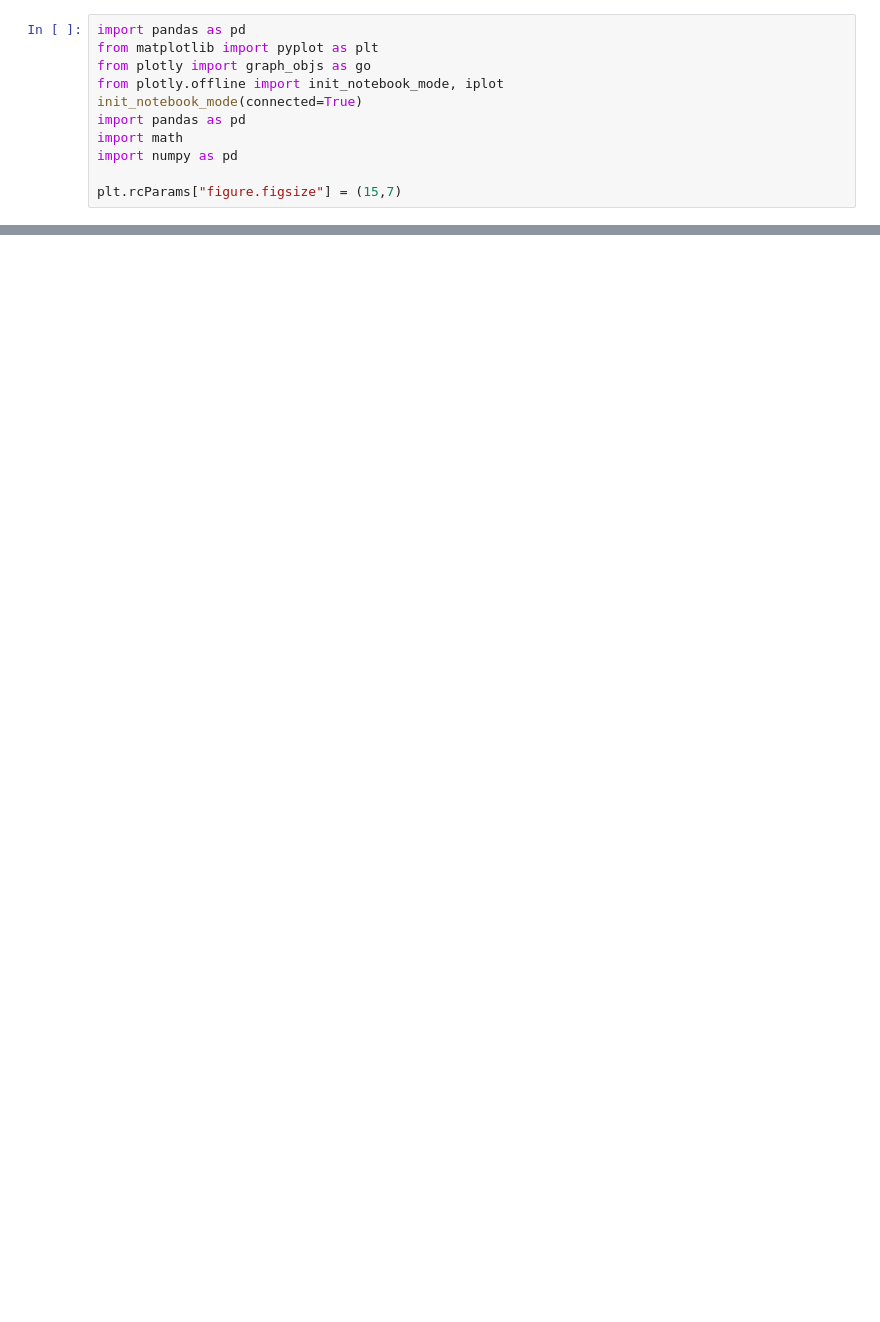
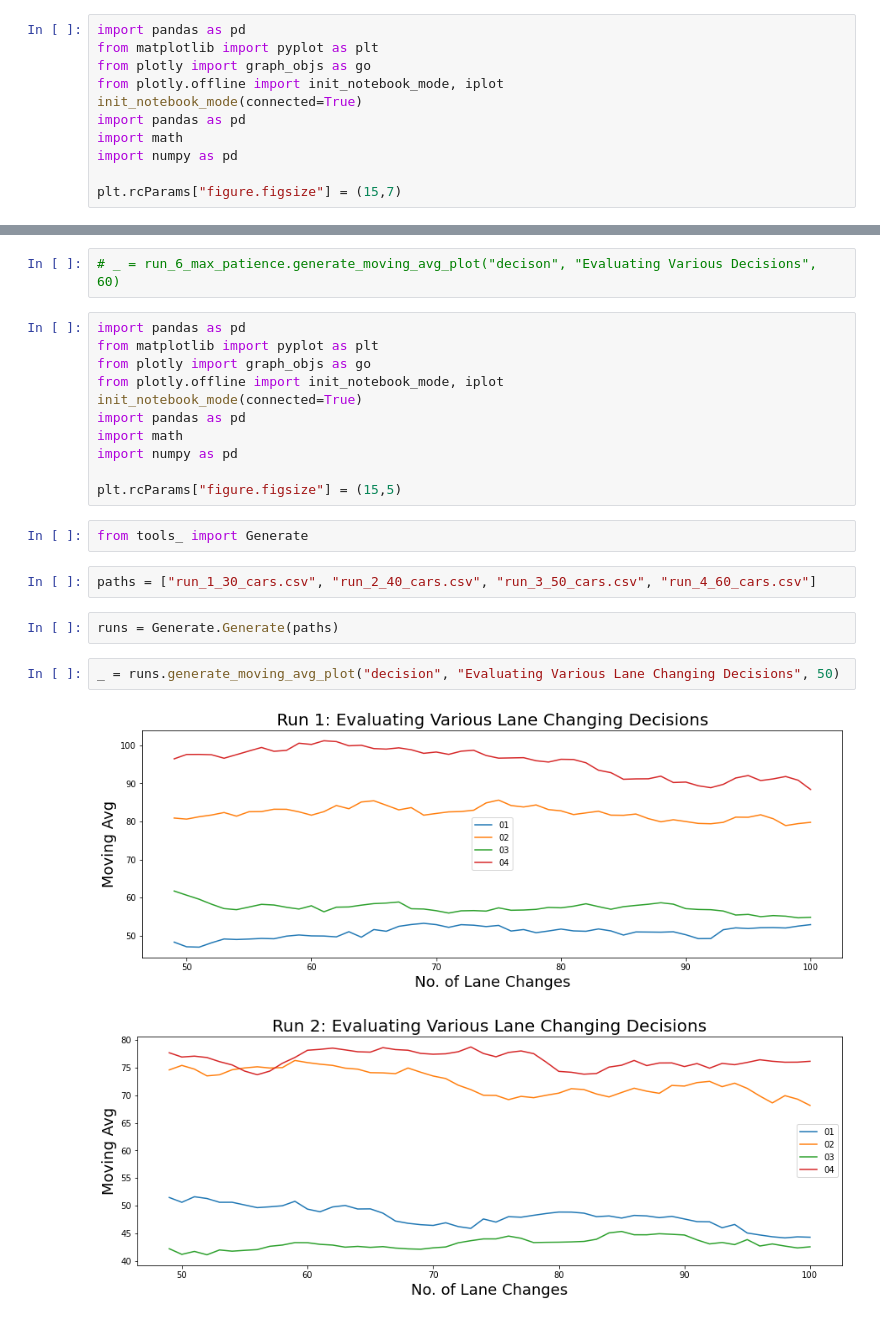
Before and after one commit to Shiv3901/Model_Tester, a Jupyter notebook: Experiment_oct_14.ipynb, the cells around one changed output, grey strips where cells are left out. Drawn from its saved outputs; the diff is of its cells as text; blank space fills up the shorter version.

```diff
--- a/Experiment_oct_14.ipynb
+++ b/Experiment_oct_14.ipynb
@@ -69,0 +58,24 @@ for row in temp:
+# %%
+# _ = run_6_max_patience.generate_moving_avg_plot("decison", "Evaluating Various Decisions", 60)
+# %%
+import pandas as pd
+from matplotlib import pyplot as plt
+from plotly import graph_objs as go
+from plotly.offline import init_notebook_mode, iplot
+init_notebook_mode(connected=True)
+import pandas as pd
+import math
+import numpy as pd
+
+plt.rcParams["figure.figsize"] = (15,5)
+# %%
+from tools_ import Generate
+# %%
+paths = ["run_1_30_cars.csv", "run_2_40_cars.csv", "run_3_50_cars.csv", "run_4_60_cars.csv"]
+# %%
+runs = Generate.Generate(paths)
+# %%
+_ = runs.generate_moving_avg_plot("decision", "Evaluating Various Lane Changing Decisions", 50)
+# %% [output]
+[figure, added]
+[figure, added]
```
Also changed, not shown: parts of 34 cells of this notebook, 6 other files.
